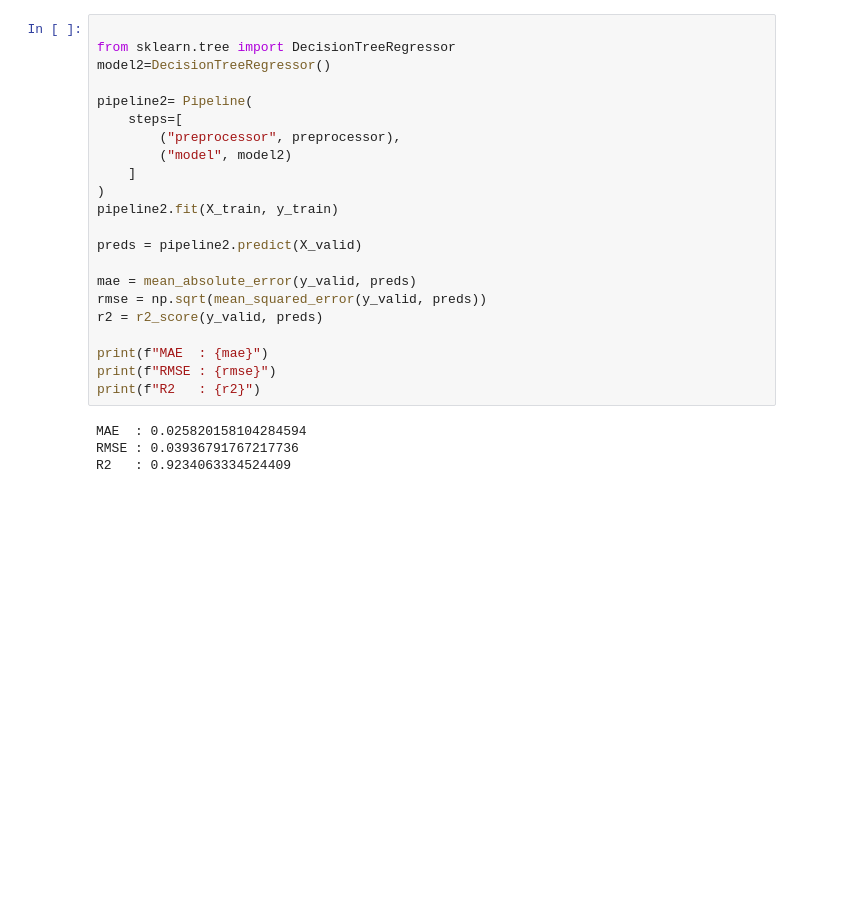
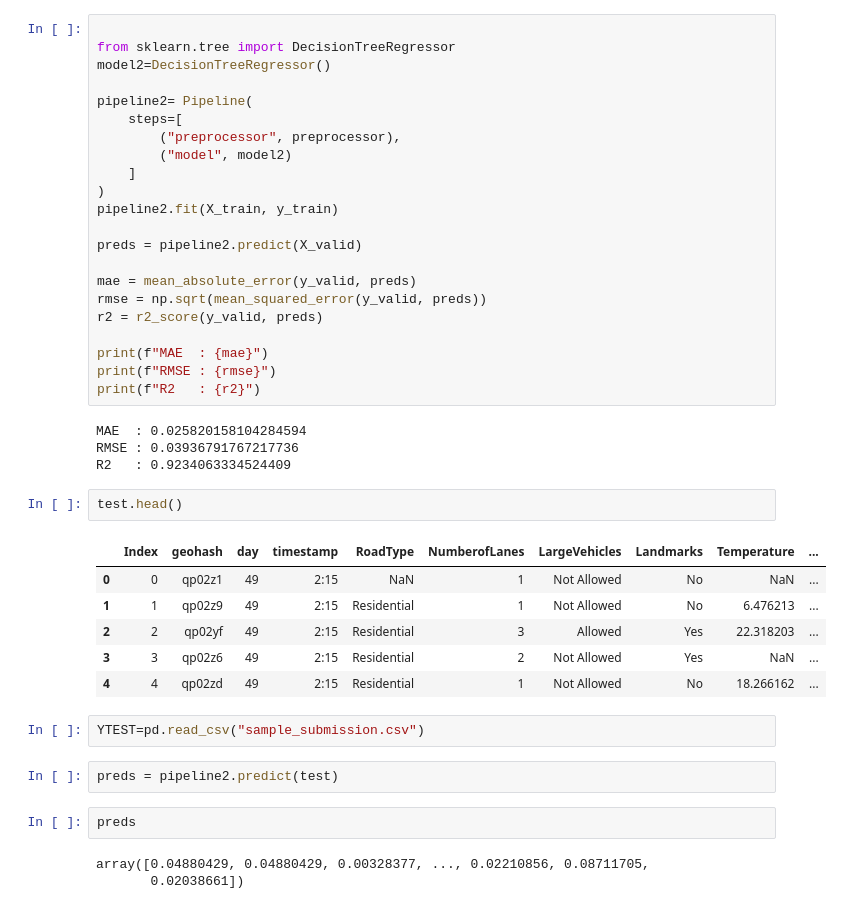
Before and after one commit to tejas-maurya/Traffic-demand-ML-hackathon-, a Jupyter notebook: traffic-demand-model.ipynb, the cells around one changed output. Drawn from its saved outputs; the diff is of its cells as text; blank space fills up the shorter version.

Commit message:
test prediction

```diff
--- a/traffic-demand-model.ipynb
+++ b/traffic-demand-model.ipynb
@@ -354,3 +354,21 @@ print(f"R2   : {r2}")
 MAE  : 0.025820158104284594
 RMSE : 0.03936791767217736
 R2   : 0.9234063334524409
+# %%
+test.head()
+# %% [output]
+|  | Index | geohash | day | timestamp | RoadType | NumberofLanes | LargeVehicles | Landmarks | Temperature | ... |
+| 0 | 0 | qp02z1 | 49 | 2:15 | NaN | 1 | Not Allowed | No | NaN | ... |
+| 1 | 1 | qp02z9 | 49 | 2:15 | Residential | 1 | Not Allowed | No | 6.476213 | ... |
+| 2 | 2 | qp02yf | 49 | 2:15 | Residential | 3 | Allowed | Yes | 22.318203 | ... |
+| 3 | 3 | qp02z6 | 49 | 2:15 | Residential | 2 | Not Allowed | Yes | NaN | ... |
+| 4 | 4 | qp02zd | 49 | 2:15 | Residential | 1 | Not Allowed | No | 18.266162 | ... |
+# %%
+YTEST=pd.read_csv("sample_submission.csv")
+# %%
+preds = pipeline2.predict(test)
+# %%
+preds
+# %% [output]
+array([0.04880429, 0.04880429, 0.00328377, ..., 0.02210856, 0.08711705,
+       0.02038661])
```
Also changed, not shown: 1 other file.
